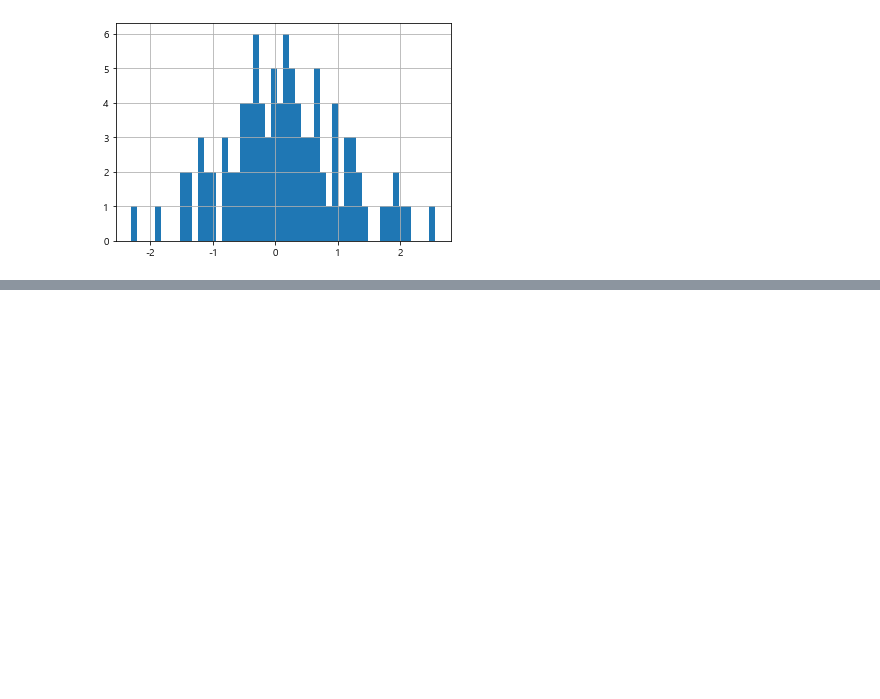
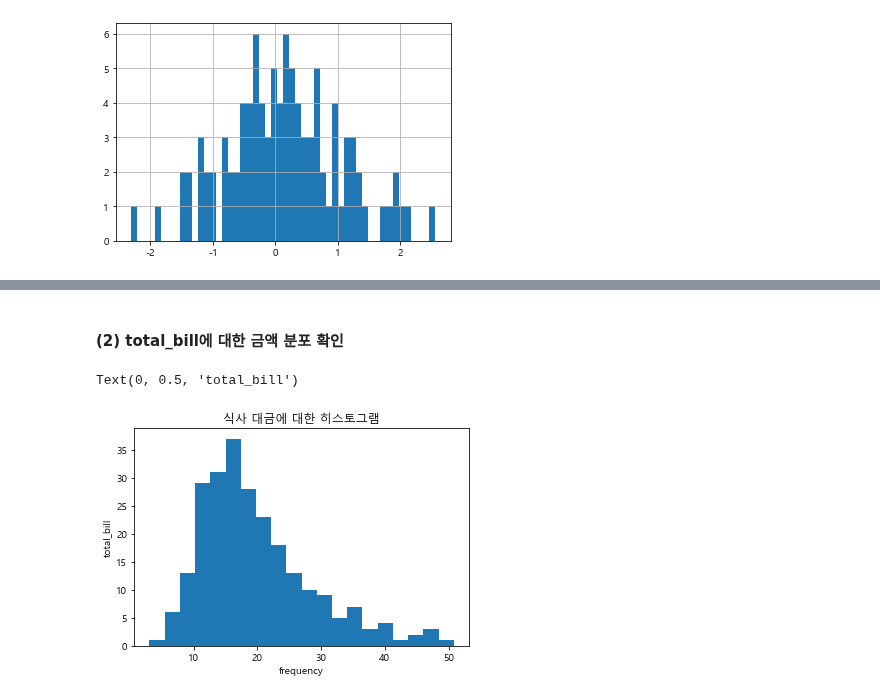
Before and after one commit to NikeLee/pythonwork, a Jupyter notebook: analysis/3_matplotlib.ipynb, the cells around one changed output, grey strips where cells are left out. Drawn from its saved outputs; the diff is of its cells as text; code cells hidden in the pictures; blank space fills up the shorter version.

```diff
--- a/analysis/3_matplotlib.ipynb
+++ b/analysis/3_matplotlib.ipynb
@@ -93,0 +129,3 @@ s.hist(bins=50)
+# %%
+tips = sns.load_dataset("tips")
+tips.head()
@@ -93,0 +139,15 @@ s.hist(bins=50)
+# %% [markdown]
+#### (2) total_bill에 대한 금액 분포 확인
+# %%
+# tips["total_bill"].hist()
+
+fig = plt.figure()
+ax = fig.add_subplot(1, 1, 1)
+
+ax.hist(tips["total_bill"], bins=20)
+ax.set_title("식사 대금에 대한 히스토그램")
+ax.set_xlabel("frequency")
+ax.set_ylabel("total_bill")
+# %% [output]
+Text(0, 0.5, 'total_bill')
+[figure, added]
```
Also changed, not shown: parts of 58 cells of this notebook, 1 other file.
